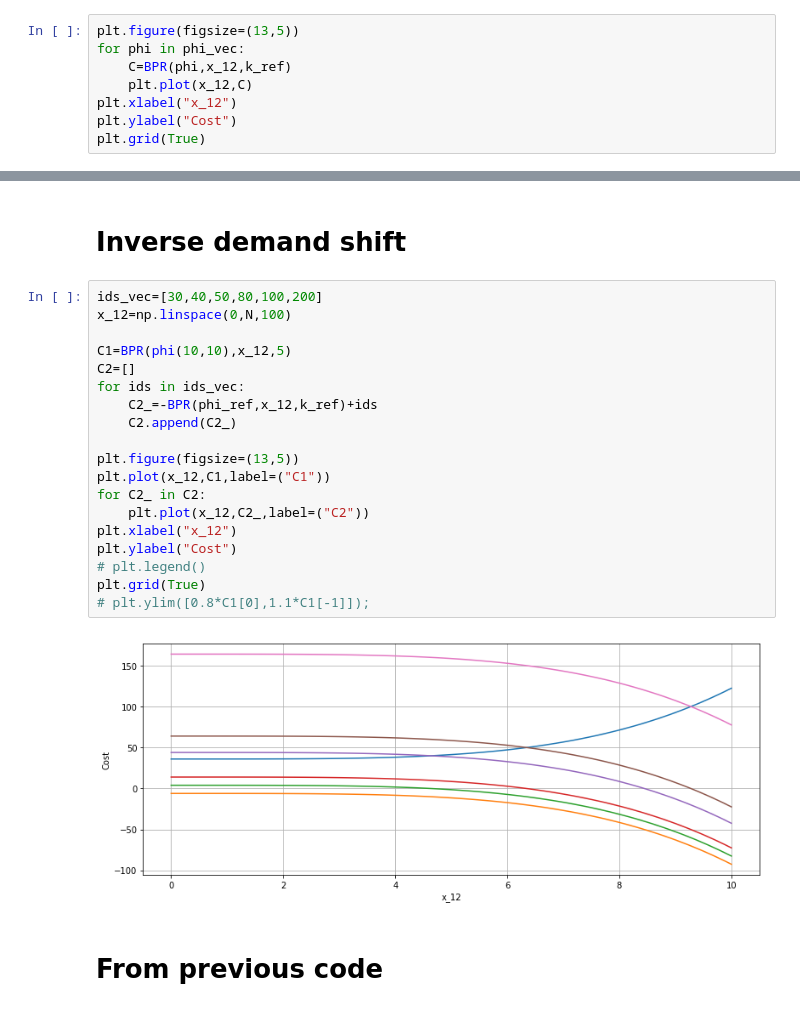
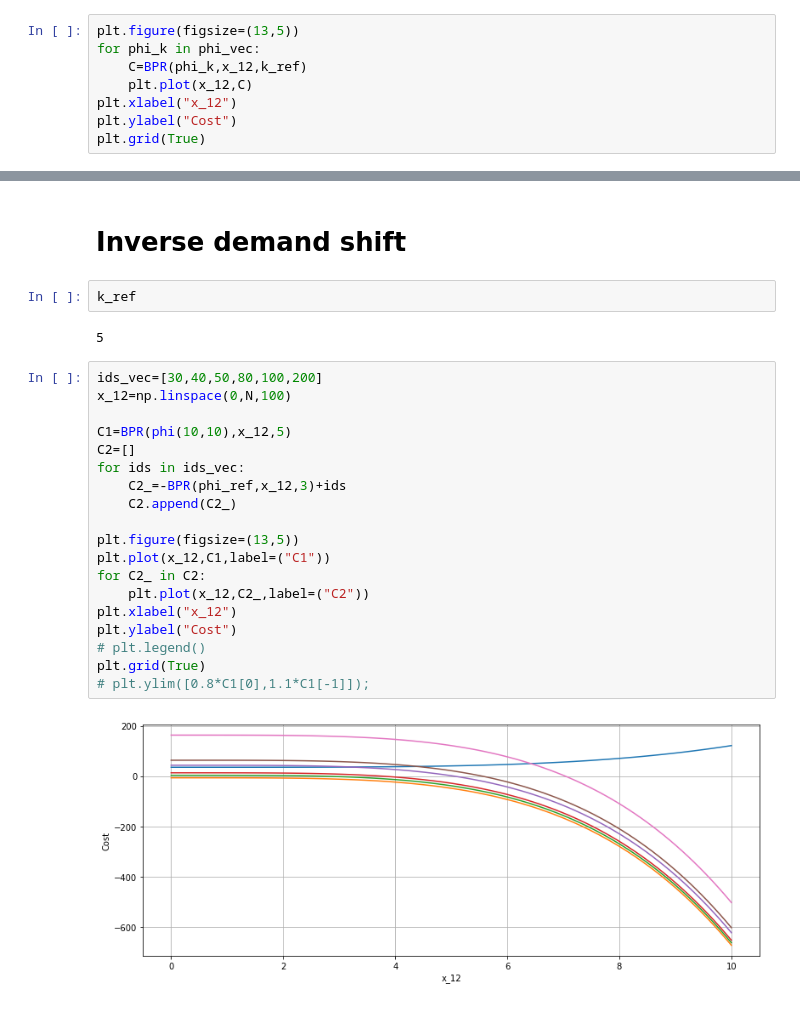
Before and after one commit to LucasFuentesValenzuela/ICU, a Jupyter notebook: notebooks/Visualizing cost functions and inverse demand functions.ipynb, the cells around one changed output, grey strips where cells are left out. Drawn from its saved outputs; the diff is of its cells as text.

Commit message:
getting the graph prep ready

```diff
--- a/notebooks/Visualizing cost functions and inverse demand functions.ipynb
+++ b/notebooks/Visualizing cost functions and inverse demand functions.ipynb
@@ -76,8 +75,8 @@ k_ref=5
 phi_vec=np.linspace(1,20,20)
 # %%
 plt.figure(figsize=(13,5))
-for phi in phi_vec:
-    C=BPR(phi,x_12,k_ref)
+for phi_k in phi_vec:
+    C=BPR(phi_k,x_12,k_ref)
     plt.plot(x_12,C)
 plt.xlabel("x_12")
 plt.ylabel("Cost")
@@ -107,26 +106,28 @@ plt.ylim([0.8*C1[0],1.1*C1[-1]]);
 [figure]
 # %% [markdown]
 # Inverse demand shift
+# %%
+k_ref
+# %% [output]
+5
 # %%
 ids_vec=[30,40,50,80,100,200]
 x_12=np.linspace(0,N,100)
 
 C1=BPR(phi(10,10),x_12,5)
 C2=[]
 for ids in ids_vec:
-    C2_=-BPR(phi_ref,x_12,k_ref)+ids
+    C2_=-BPR(phi_ref,x_12,3)+ids
     C2.append(C2_)
 
 plt.figure(figsize=(13,5))
 plt.plot(x_12,C1,label=("C1"))
 for C2_ in C2:
     plt.plot(x_12,C2_,label=("C2"))
 plt.xlabel("x_12")
 plt.ylabel("Cost")
 # plt.legend()
 plt.grid(True)
 # plt.ylim([0.8*C1[0],1.1*C1[-1]]);
 # %% [output]
-[figure, old version]
+[figure, new version]
-# %% [markdown]
-# From previous code
```
Also changed, not shown: parts of 18 cells of this notebook, 11 other files.
